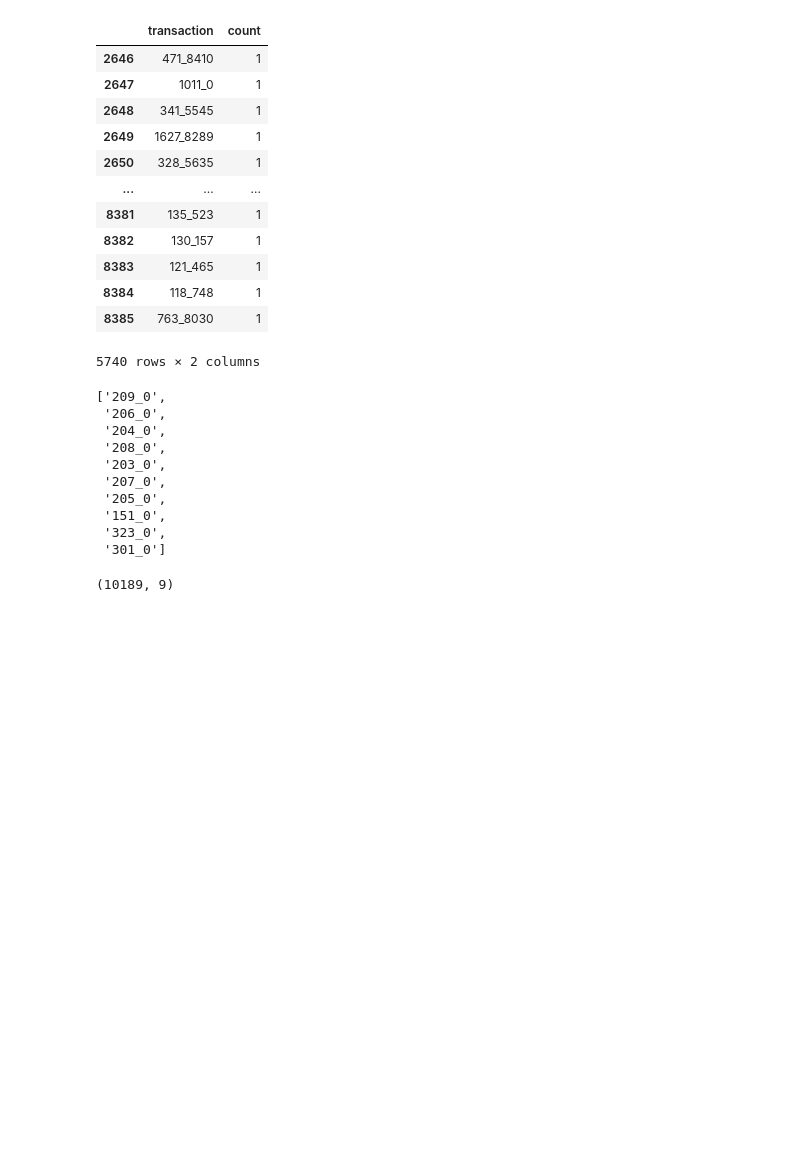
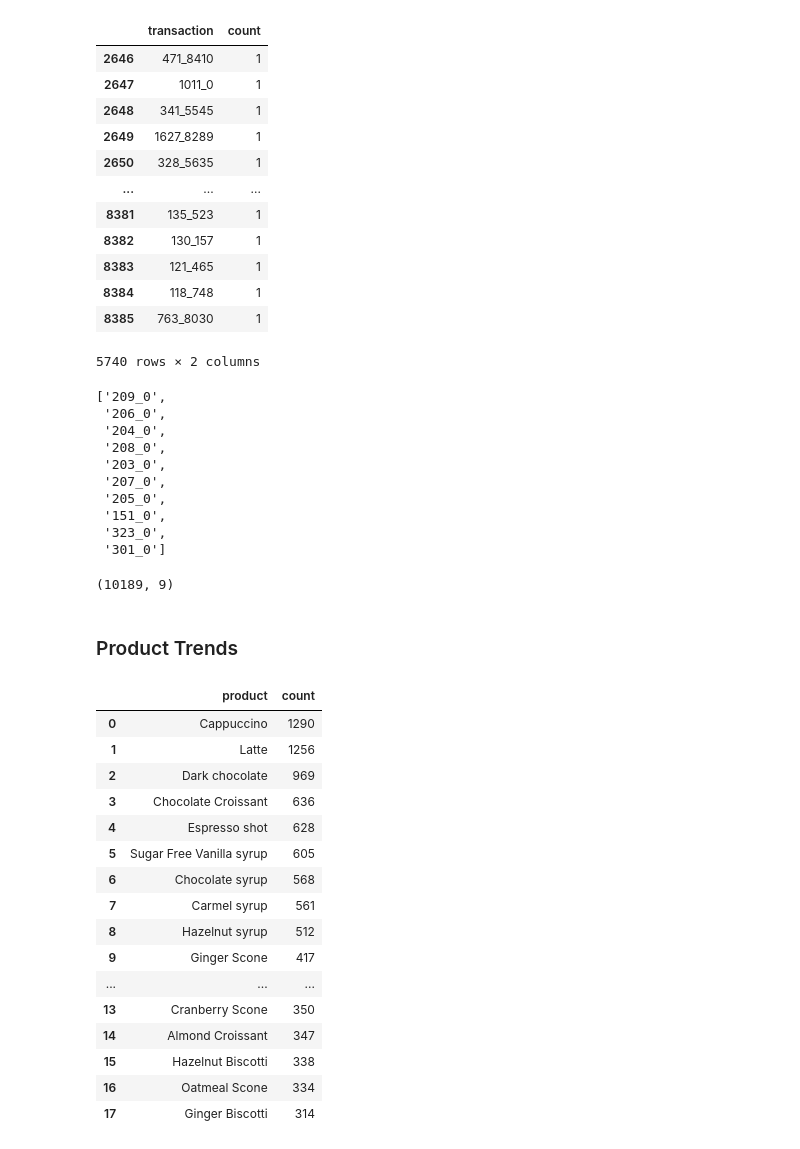
Before and after one commit to NikkiAung/AI_Integrated_Coffee_Shop_App, a Jupyter notebook: python_code/recommendation_engine_training.ipynb, the cells around one changed output. Drawn from its saved outputs; the diff is of its cells as text; code cells hidden in the pictures; blank space fills up the shorter version.

Commit message:
product trend ?

```diff
--- a/python_code/recommendation_engine_training.ipynb
+++ b/python_code/recommendation_engine_training.ipynb
@@ -230,3 +230,25 @@ dataset = dataset[dataset['transaction'].isin(valid_transactions)]
 dataset.shape
 # %% [output]
 (10189, 9)
+# %% [markdown]
+### Product Trends
+# %%
+dataset["product"].value_counts().reset_index()
+# %% [output]
+|  | product | count |
+| 0 | Cappuccino | 1290 |
+| 1 | Latte | 1256 |
+| 2 | Dark chocolate | 969 |
+| 3 | Chocolate Croissant | 636 |
+| 4 | Espresso shot | 628 |
+| 5 | Sugar Free Vanilla syrup | 605 |
+| 6 | Chocolate syrup | 568 |
+| 7 | Carmel syrup | 561 |
+| 8 | Hazelnut syrup | 512 |
+| 9 | Ginger Scone | 417 |
+| ... | ... | ... |
+| 13 | Cranberry Scone | 350 |
+| 14 | Almond Croissant | 347 |
+| 15 | Hazelnut Biscotti | 338 |
+| 16 | Oatmeal Scone | 334 |
+| 17 | Ginger Biscotti | 314 |
```
